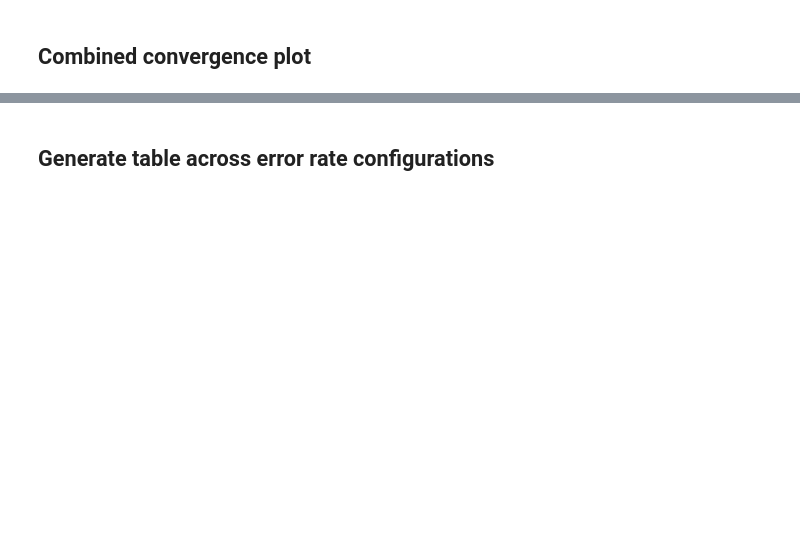
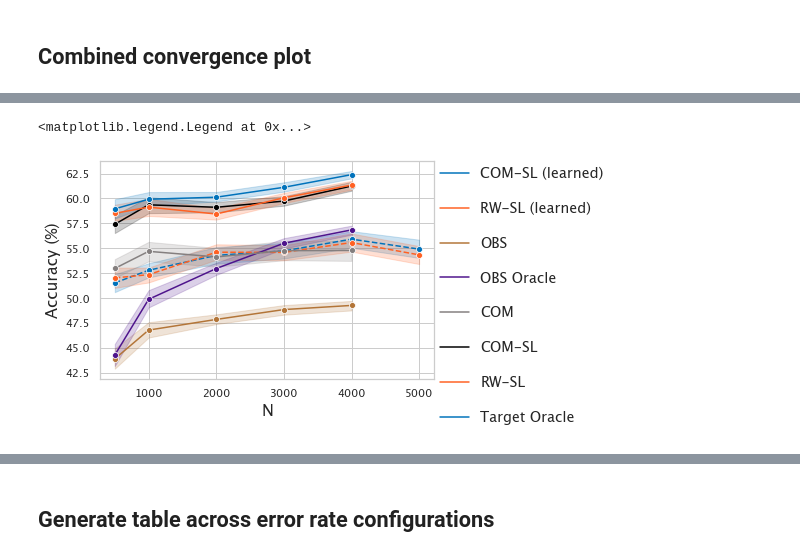
Before and after one commit to lguerdan/counterfactual-decision-support, a Jupyter notebook: notebook_results.ipynb, the cells around one changed output, grey strips where cells are left out. Saved outputs shown, nothing was run; the diff lists cells and outputs as text; code cells hidden in the pictures; blank space fills up the shorter version.

```diff
--- a/notebook_results.ipynb
+++ b/notebook_results.ipynb
@@ -70,0 +98,65 @@ plt.savefig('figs/convergence_plot.png', dpi=500, bbox_inches = "tight")
+# %%
+# learn_df, _  = results.get_erm_convergence_result_df('NENV_erm_convergence_rates_crossfit_R10')
+# oracle_df, _ = results.get_erm_convergence_result_df('NENV_erm_convergence_rates_crossfit_oracle_R10_CAMERA_READY')
+
+oracle_df, _  = results.get_erm_convergence_result_df('small_NS_erm_convergence_rates_crossfit_oracle_R10')
+learn_df, _ = results.get_erm_convergence_result_df('small_NS_erm_convergence_rates_crossfit_R10')
+
+
+learn_df.reset_index(inplace=True)
+learned_baselines = ['RW-SL', 'COM-SL']
+learn_df = learn_df[learn_df['baseline'].isin(learned_baselines)]
+learn_df['baseline'].replace('RW-SL', 'RW-SL (learned)', inplace=True)
+learn_df['baseline'].replace('COM-SL', 'COM-SL (learned)', inplace=True)
+
+oracle_baselines = ['Target Oracle', 'RW-SL', 'COM-SL', 'COM', 'OBS Oracle', 'OBS']
+oracle_df = oracle_df[oracle_df['baseline'].isin(oracle_baselines)]
+baselines_df = pd.concat([learn_df, oracle_df])
+baselines_df.reset_index(inplace=True)
+
+baselines_df = baselines_df[baselines_df['alpha_0'] != 0.2]
+n_baselines = len(baselines_df['baseline'].unique())
+baselines_df['ACC'] = baselines_df['ACC'] * 100
+
+palette = sns.color_palette(['#0072BB', '#FF6123', '#B37538', '#4E148C', '#847F7F', '#000000','#FF6123',  '#0072BB' ])
+
+
+fig = sns.lineplot(
+    palette=palette[:n_baselines],
+    data=baselines_df, x="NS", y="ACC", hue='baseline', ci=68, marker='o')
+fig.set_xlabel('N')
+fig.set_ylabel('Accuracy (%)')
+
+
+# Set line styles as dashed for specific lines
+line_styles = ['--', '--', '-', '-', '-', '-', '-', '-']
+for line, style in zip(fig.lines, line_styles):
+    line.set_linestyle(style)
+
+
+# plt.legend(bbox_to_anchor=(1.0, 1.0), loc=2, borderaxespad=0., fontsize='large', labelspacing=1.25)
+
+
+# disp_names = {
+#     'Target Oracle': 'TPO (Oracle)',
+#     'RW-SL': r'RW-SL (dashed=\hat{\alpha}, \hat{\beta})',
+#     'COM': 'CP',
+#     'COM-SL': r'SL',
+#     'RW': 'RW',
+#     'Proxy Oracle': r'$f_{Y_t}$',
+#     'OBS Oracle': 'UT',
+#     'OBS': 'UP',
+#     'RW-SL (learned)' : r'RW-SL',
+#     'COM-SL (learned)' : r'SL'
+# }
+
+handles, labels = plt.gca().get_legend_handles_labels()
+order = [5,1,0,4,3,2]
+plt.legend(bbox_to_anchor=(1.0, 1.0), loc=2, borderaxespad=0., fontsize='large', labelspacing=1.45)
+
+
+# # fig.set_xticks([5000, 10000, 20000, 30000, 40000, 50000, 60000], labels=['5k', '10k', '20k', '30k', '40k', '50k', '60k'])
+# plt.savefig('figs/convergence_plot.pdf', dpi=500, bbox_inches = "tight")
+# %% [output]
+<matplotlib.legend.Legend at 0x...>
+[figure, added]
```
Also changed, not shown: parts of 7 cells of this notebook, 6 other files.
